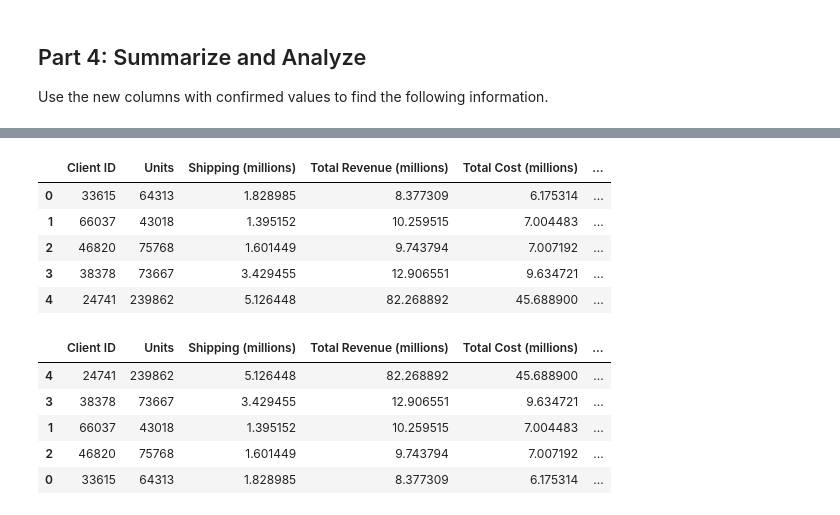
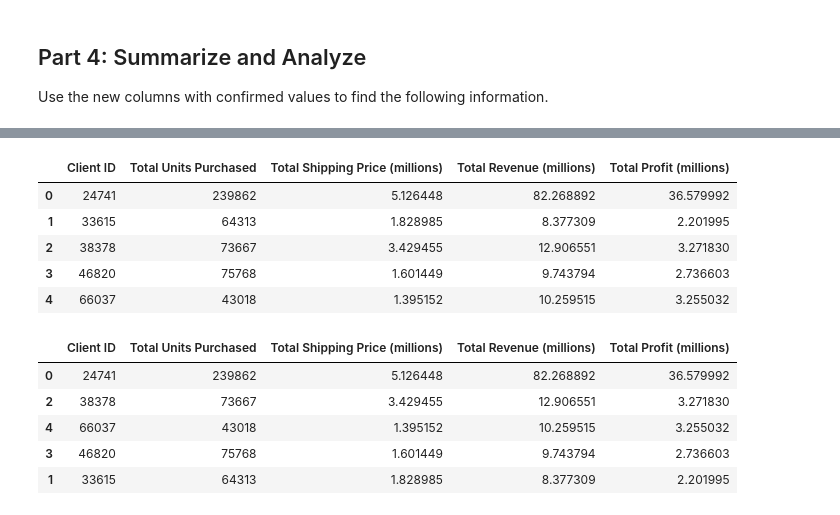
Before and after one commit to Lambourne2/pandas-challenge-1, a Jupyter notebook: wholesale_data_analysis_starter_code.ipynb, the cells around one changed output, grey strips where cells are left out. Drawn from its saved outputs; the diff is of its cells as text; code cells hidden in the pictures.

```diff
--- a/wholesale_data_analysis_starter_code.ipynb
+++ b/wholesale_data_analysis_starter_code.ipynb
@@ -104,3 +145,5 @@ Do we know that this client spent the more money than client 66037? If not, how
 # %%
 # Create a column for the total price using the subtotal and the shipping price along with a sales tax of 9.25%
+df['total_price'] = (df['line_subtotal'] + df['shipping_price']) * (1 + 0.0925)
+df.head()
 # %% [output]
@@ -111,6 +157,8 @@ Do we know that this client spent the more money than client 66037? If not, how
 # %%
 # Create a column for the cost of each line using unit cost, qty, and
 # shipping price (assume the shipping cost is exactly what is charged to the client).
+df['line_cost'] = (df['unit_cost'] * df['qty']) + df['shipping_price']
+df.head(3)
 # %% [output]
 |  | first | last | job | phone | email | client_id | order_id | order_date | order_week | order_year | ... |
 | 0 | Donald | Harding | Immunologist | 793-904-7725x39308 | harding.donald.7185@sullivan.com | 58515 | 8953482 | 2023-04-28 | 17 | 2023 | ... |
@@ -120,5 +168,7 @@ Do we know that this client spent the more money than client 66037? If not, how
 # %%
 # Create a column for the profit of each line using line cost and line price
+df['profit'] = df['total_price'] - df['line_cost']
+df.head(3)
 # %% [output]
 |  | first | last | job | phone | email | client_id | order_id | order_date | order_week | order_year | ... |
 | 0 | Donald | Harding | Immunologist | 793-904-7725x39308 | harding.donald.7185@sullivan.com | 58515 | 8953482 | 2023-04-28 | 17 | 2023 | ... |
@@ -154,4 +220,12 @@ Use the new columns with confirmed values to find the following information.
 # %%
 # Create a summary DataFrame showing the totals for the for the top 5 clients with the following information:
 # total units purchased, total shipping price, total revenue, and total profit.
+top_clients_df = df[df['client_id'].isin(top_client_ids)]
+summary = top_clients_df.groupby('client_id').agg(
+    total_units_purchased=('qty', 'sum'),
+    total_shipping_price=('shipping_price', 'sum'),
+    total_revenue=('total_price', 'sum'),
+    total_profit=('profit', 'sum')
+).reset_index()
+summary
 # %% [output]
@@ -164,29 +238,47 @@ Use the new columns with confirmed values to find the following information.
 # %%
 # Format the data and rename the columns to names suitable for presentation.
-
+formatted_summary = summary.rename(columns={
+    'client_id': 'Client ID',
+    'total_units_purchased': 'Total Units Purchased',
+    'total_shipping_price': 'Total Shipping Price',
+    'total_revenue': 'Total Revenue',
+    'total_profit': 'Total Profit'
+})
 # Define the money columns.
-
+money_columns = ['Total Shipping Price', 'Total Revenue', 'Total Profit']
 
 # Define a function that converts a dollar amount to millions.
-
+def currency_format_millions(value):
+    return value / 1_000_000
 
 # Apply the currency_format_millions function to only the money columns.
-
+for col in money_columns:
+    formatted_summary[col] = formatted_summary[col].apply(currency_format_millions)
 
 # Rename the columns to reflect the change in the money format.
+renamed_formatted_summary = formatted_summary.rename(columns={
+    'Total Shipping Price': 'Total Shipping Price (millions)',
+    'Total Revenue': 'Total Revenue (millions)',
+    'Total Profit': 'Total Profit (millions)'
+})
+renamed_formatted_summary
 # %% [output]
-|  | Client ID | Units | Shipping (millions) | Total Revenue (millions) | Total Cost (millions) | ... |
-| 0 | 33615 | 64313 | 1.828985 | 8.377309 | 6.175314 | ... |
-| 1 | 66037 | 43018 | 1.395152 | 10.259515 | 7.004483 | ... |
-| 2 | 46820 | 75768 | 1.601449 | 9.743794 | 7.007192 | ... |
-| 3 | 38378 | 73667 | 3.429455 | 12.906551 | 9.634721 | ... |
-| 4 | 24741 | 239862 | 5.126448 | 82.268892 | 45.688900 | ... |
+|  | Client ID | Total Units Purchased | Total Shipping Price (millions) | Total Revenue (millions) | Total Profit (millions) |
+| 0 | 24741 | 239862 | 5.126448 | 82.268892 | 36.579992 |
+| 1 | 33615 | 64313 | 1.828985 | 8.377309 | 2.201995 |
+| 2 | 38378 | 73667 | 3.429455 | 12.906551 | 3.271830 |
+| 3 | 46820 | 75768 | 1.601449 | 9.743794 | 2.736603 |
+| 4 | 66037 | 43018 | 1.395152 | 10.259515 | 3.255032 |
 # %%
 # Sort the updated data by "Total Profit (millions)" form highest to lowest and assign the sort to a new DatFrame.
+sorted_renamed_formatted_summary = renamed_formatted_summary.sort_values(
+    by="Total Profit (millions)", ascending=False
+)
+sorted_renamed_formatted_summary
 # %% [output]
-|  | Client ID | Units | Shipping (millions) | Total Revenue (millions) | Total Cost (millions) | ... |
-| 4 | 24741 | 239862 | 5.126448 | 82.268892 | 45.688900 | ... |
-| 3 | 38378 | 73667 | 3.429455 | 12.906551 | 9.634721 | ... |
-| 1 | 66037 | 43018 | 1.395152 | 10.259515 | 7.004483 | ... |
-| 2 | 46820 | 75768 | 1.601449 | 9.743794 | 7.007192 | ... |
-| 0 | 33615 | 64313 | 1.828985 | 8.377309 | 6.175314 | ... |
+|  | Client ID | Total Units Purchased | Total Shipping Price (millions) | Total Revenue (millions) | Total Profit (millions) |
+| 0 | 24741 | 239862 | 5.126448 | 82.268892 | 36.579992 |
+| 2 | 38378 | 73667 | 3.429455 | 12.906551 | 3.271830 |
+| 4 | 66037 | 43018 | 1.395152 | 10.259515 | 3.255032 |
+| 3 | 46820 | 75768 | 1.601449 | 9.743794 | 2.736603 |
+| 1 | 33615 | 64313 | 1.828985 | 8.377309 | 2.201995 |
```
Also changed, not shown: parts of 16 cells of this notebook.
